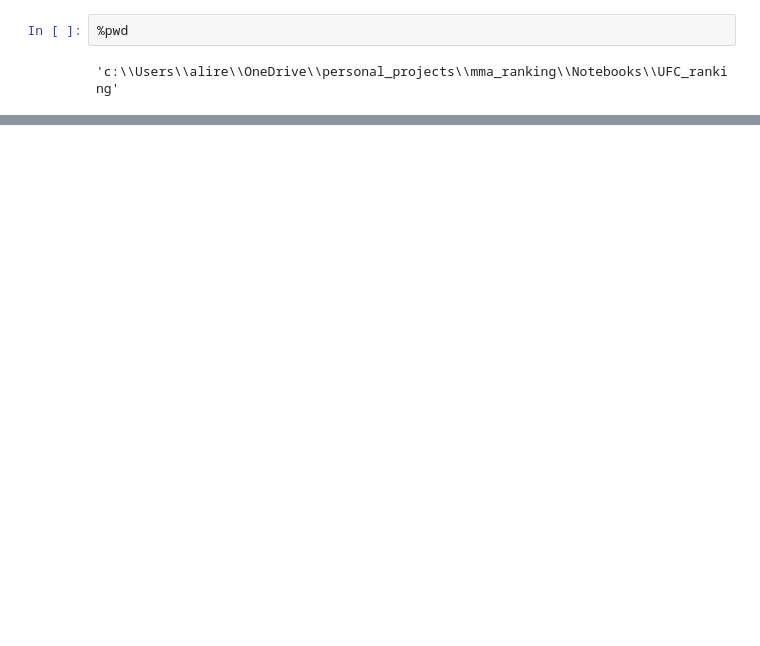
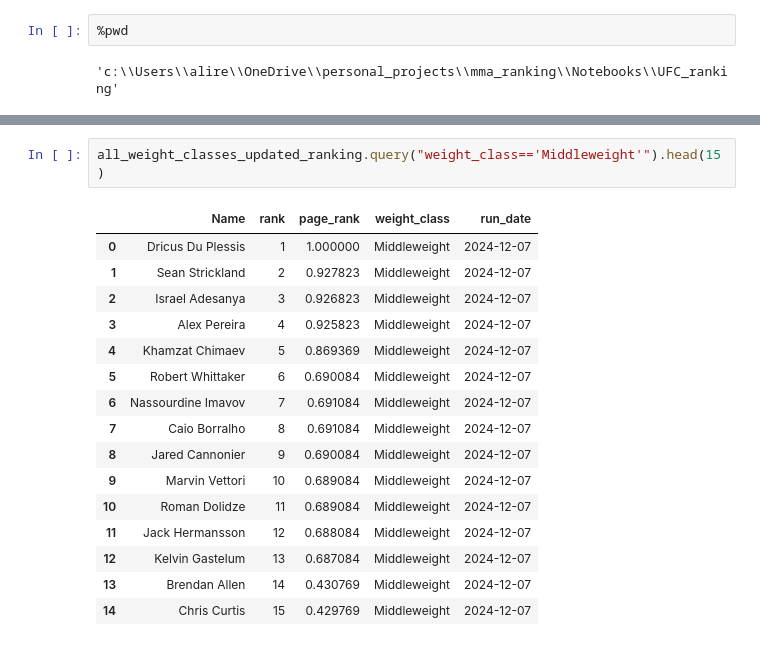
Before and after one commit to zarreh/mma_ranking, a Jupyter notebook: Notebooks/UFC_ranking/final_run_notebook.ipynb, the cells around one changed output, grey strips where cells are left out. Drawn from its saved outputs; the diff is of its cells as text; blank space fills up the shorter version.

```diff
--- a/Notebooks/UFC_ranking/final_run_notebook.ipynb
+++ b/Notebooks/UFC_ranking/final_run_notebook.ipynb
@@ -133,0 +208,19 @@ for _weight_class in WEIGHTCLASS_LIST:
+# %%
+all_weight_classes_updated_ranking.query("weight_class=='Middleweight'").head(15)
+# %% [output]
+|  | Name | rank | page_rank | weight_class | run_date |
+| 0 | Dricus Du Plessis | 1 | 1.000000 | Middleweight | 2024-12-07 |
+| 1 | Sean Strickland | 2 | 0.927823 | Middleweight | 2024-12-07 |
+| 2 | Israel Adesanya | 3 | 0.926823 | Middleweight | 2024-12-07 |
+| 3 | Alex Pereira | 4 | 0.925823 | Middleweight | 2024-12-07 |
+| 4 | Khamzat Chimaev | 5 | 0.869369 | Middleweight | 2024-12-07 |
+| 5 | Robert Whittaker | 6 | 0.690084 | Middleweight | 2024-12-07 |
+| 6 | Nassourdine Imavov | 7 | 0.691084 | Middleweight | 2024-12-07 |
+| 7 | Caio Borralho | 8 | 0.691084 | Middleweight | 2024-12-07 |
+| 8 | Jared Cannonier | 9 | 0.690084 | Middleweight | 2024-12-07 |
+| 9 | Marvin Vettori | 10 | 0.689084 | Middleweight | 2024-12-07 |
+| 10 | Roman Dolidze | 11 | 0.689084 | Middleweight | 2024-12-07 |
+| 11 | Jack Hermansson | 12 | 0.688084 | Middleweight | 2024-12-07 |
+| 12 | Kelvin Gastelum | 13 | 0.687084 | Middleweight | 2024-12-07 |
+| 13 | Brendan Allen | 14 | 0.430769 | Middleweight | 2024-12-07 |
+| 14 | Chris Curtis | 15 | 0.429769 | Middleweight | 2024-12-07 |
```
Also changed, not shown: parts of 11 cells of this notebook, 1 other file.
